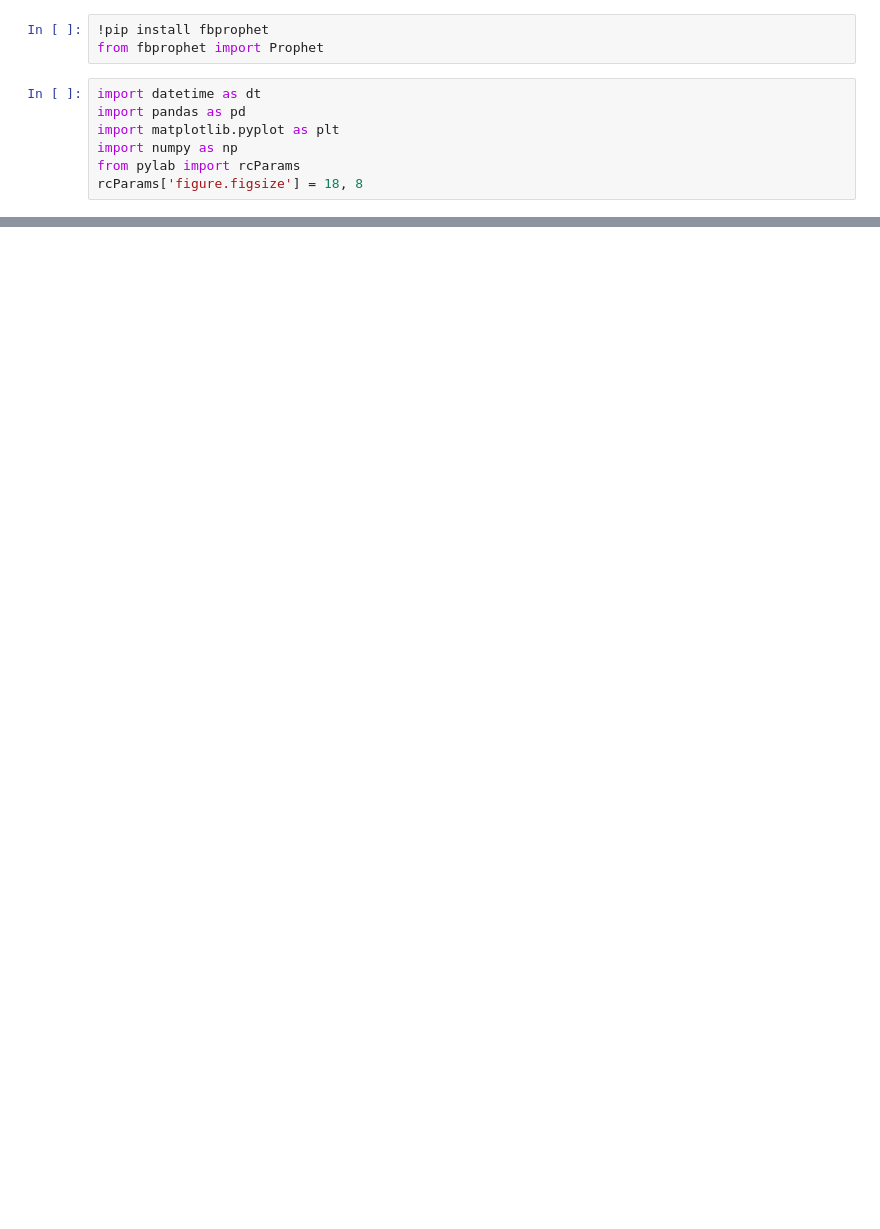
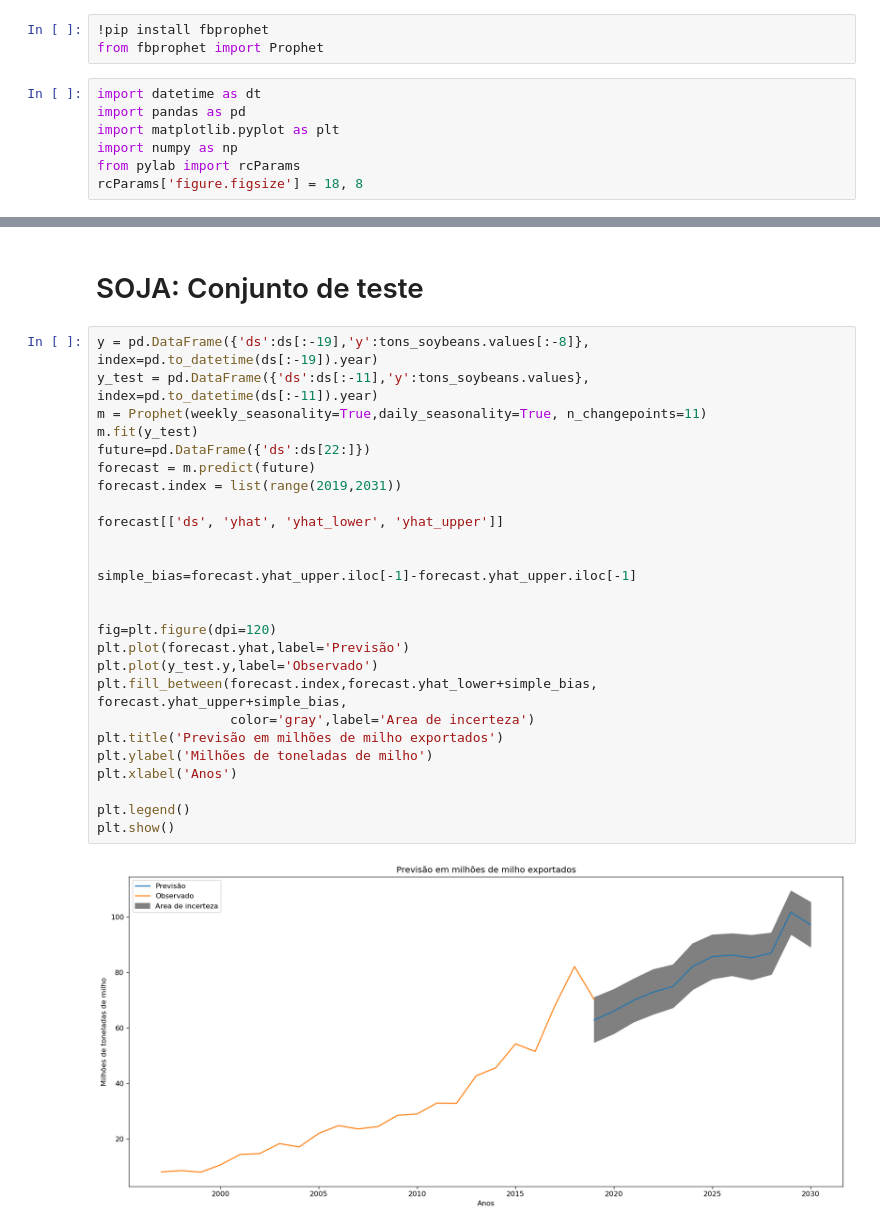
Before and after one commit to lucasdmtn/vagaJR4inteligence, a Jupyter notebook: modelv2.ipynb, the cells around one changed output, grey strips where cells are left out. Cells and saved outputs as stored; diff of their text form; blank space fills up the shorter version.

```diff
--- a/modelv2.ipynb
+++ b/modelv2.ipynb
@@ -68,0 +124,30 @@ y_test
+# %% [markdown]
+# SOJA: Conjunto de teste
+# %%
+y = pd.DataFrame({'ds':ds[:-19],'y':tons_soybeans.values[:-8]}, index=pd.to_datetime(ds[:-19]).year)
+y_test = pd.DataFrame({'ds':ds[:-11],'y':tons_soybeans.values}, index=pd.to_datetime(ds[:-11]).year)
+m = Prophet(weekly_seasonality=True,daily_seasonality=True, n_changepoints=11)
+m.fit(y_test)
+future=pd.DataFrame({'ds':ds[22:]})
+forecast = m.predict(future)
+forecast.index = list(range(2019,2031))
+
+forecast[['ds', 'yhat', 'yhat_lower', 'yhat_upper']]
+
+
+simple_bias=forecast.yhat_upper.iloc[-1]-forecast.yhat_upper.iloc[-1]
+
+
+fig=plt.figure(dpi=120)
+plt.plot(forecast.yhat,label='Previsão')
+plt.plot(y_test.y,label='Observado')
+plt.fill_between(forecast.index,forecast.yhat_lower+simple_bias, forecast.yhat_upper+simple_bias,
+                 color='gray',label='Area de incerteza')
+plt.title('Previsão em milhões de milho exportados')
+plt.ylabel('Milhões de toneladas de milho')
+plt.xlabel('Anos')
+
+plt.legend()
+plt.show()
+# %% [output]
+[figure, added]
```
Also changed, not shown: parts of 21 cells of this notebook.
